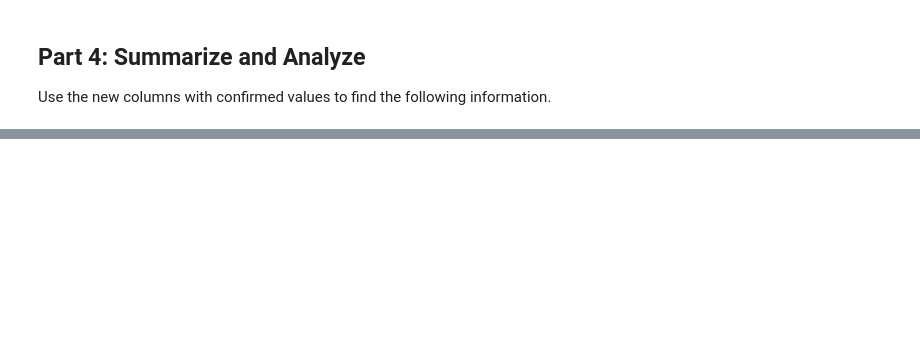
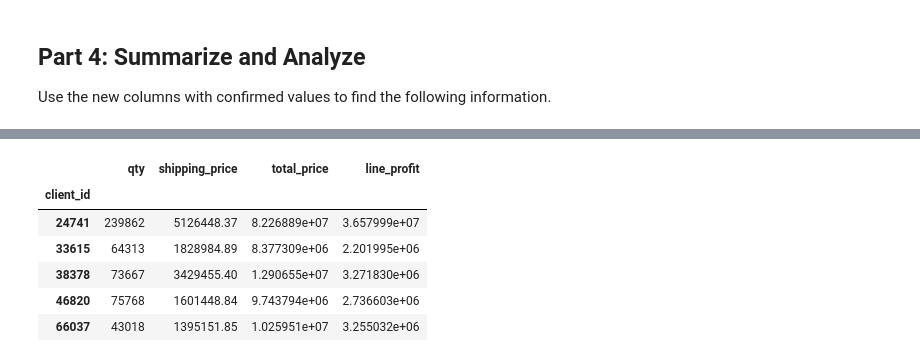
Before and after one commit to Ckeplinger199/pandas-challenge-1, a Jupyter notebook: wholesale_data_analysis_starter_code.ipynb, the cells around one changed output, grey strips where cells are left out. Cells and saved outputs as stored; diff of their text form; code cells hidden in the pictures; blank space fills up the shorter version.

```diff
--- a/wholesale_data_analysis_starter_code.ipynb
+++ b/wholesale_data_analysis_starter_code.ipynb
@@ -179,13 +165,10 @@ display(df)
 # %%
-# Create a column for the profit of each line using line cost and line price
-df = pd.read_csv('resources/client_dataset.csv')
-df['full_name'] = df['first'] + ' ' + df['last']
+#Create a column for the profit of each line using line cost and line price.
+df['line_cost'] = (df['unit_cost'] * df['qty']) + df['shipping_price']
 df['subtotal'] = df['unit_price'] * df['qty']
-df['shipping_price'] = df['unit_weight'].apply(lambda x: 7 * x if x > 50 else 10 * x)
 df['total_price'] = (df['subtotal'] + df['shipping_price']) * 1.0925
-df['line_cost'] = (df['unit_cost'] * df['qty']) + df['shipping_price']
 df['line_profit'] = df['total_price'] - df['line_cost']
-display(df)
+display(df.head())
 # %% [output]
 |  | first | last | job | phone | email | client_id | order_id | order_date | order_week | order_year | ... |
 | 0 | Donald | Harding | Immunologist | 793-904-7725x39308 | harding.donald.7185@sullivan.com | 58515 | 8953482 | 2023-04-28 | 17 | 2023 | ... |
@@ -212,35 +189,7 @@ Order ID 6128929 had a total price of \$923,441.25
 # %%
 # Check your work using the totals above
 # Load your dataset into a DataFrame
-df = pd.read_csv('resources/client_dataset.csv')
-df['full_name'] = df['first'] + ' ' + df['last']
-
-# Create a subtotal column
-df['subtotal'] = df['unit_price'] * df['qty']
-
-# Create a shipping price column
-df['shipping_price'] = df['unit_weight'].apply(lambda x: 7 * x if x > 50 else 10 * x)
-
-# Calculate the total price including sales tax
-df['total_price'] = (df['subtotal'] + df['shipping_price']) * 1.0925
-
-# Calculate the cost of each line
-df['line_cost'] = (df['unit_cost'] * df['qty']) + df['shipping_price']
-
-# Calculate the profit of each line
-df['line_profit'] = df['total_price'] - df['line_cost']
-
-# Define the order IDs and their expected total prices
-orders = {
-    2742071: 152811.89,
-    2173913: 162388.71,
-    6128929: 923441.25
-}
-
-# Verify the total prices for each order ID
-for order_id, expected_total_price in orders.items():
-    order_df = df[df['order_id'] == order_id]
-    total_price_order = order_df['total_price'].sum()
-    print(f"Total price for Order ID {order_id}: {total_price_order}")
-    print(f"Does the calculated total price match the expected total price? {total_price_order == expected_total_price}")
+print(f"Order 2742071 matches the total of  $152,811.89: {df[df['order_id'] == 2742071]['total_price'].sum()}")
+print(f"Order 2173913 matches the total of  $162,388.71: {df[df['order_id'] == 2173913]['total_price'].sum()}")
+print(f"Order 6128929 matches the total of f $923,441.25: {df[df['order_id'] == 6128929]['total_price'].sum()}")
 # %% [output]
@@ -258,6 +214,16 @@ Use the new columns with confirmed values to find the following information.
 # %%
 # Create a summary DataFrame showing the totals for the for the top 5 clients with the following information:
 # total units purchased, total shipping price, total revenue, and total profit.
+df_summary_of_top_clients = df[df["client_id"].isin(top_five_client_ids)].groupby(["client_id"]).sum(["qty", "shipping_price", "total_price", "profit"])
+df_summary_of_top_clients[["qty", "shipping_price", "total_price", "line_profit"]]
+# %% [output]
+|  | qty | shipping_price | total_price | line_profit |
+| client_id |  |  |  |  |
+| 24741 | 239862 | 5126448.37 | 8.226889e+07 | 3.657999e+07 |
+| 33615 | 64313 | 1828984.89 | 8.377309e+06 | 2.201995e+06 |
+| 38378 | 73667 | 3429455.40 | 1.290655e+07 | 3.271830e+06 |
+| 46820 | 75768 | 1601448.84 | 9.743794e+06 | 2.736603e+06 |
+| 66037 | 43018 | 1395151.85 | 1.025951e+07 | 3.255032e+06 |
 # %%
 # Format the data and rename the columns to names suitable for presentation.
 
```
Also changed, not shown: parts of 11 cells of this notebook.
